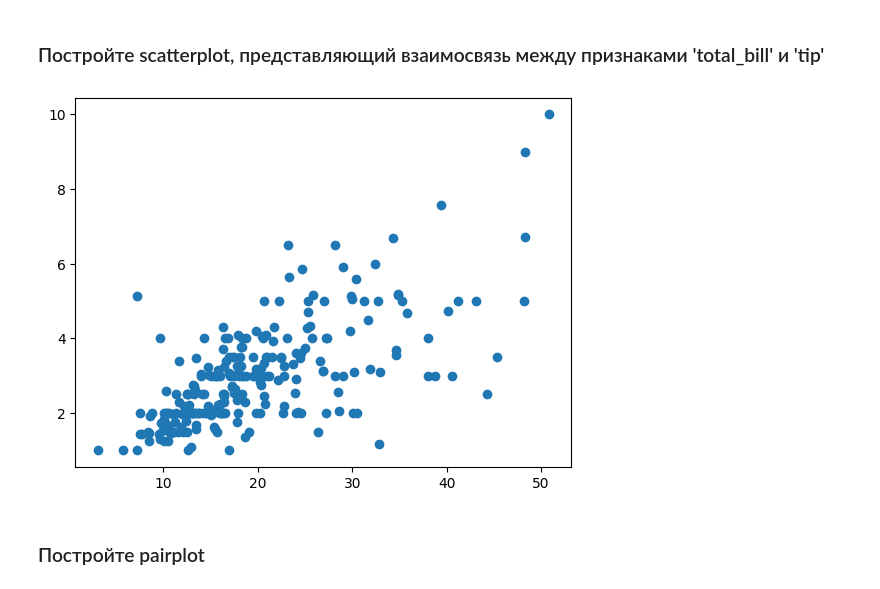
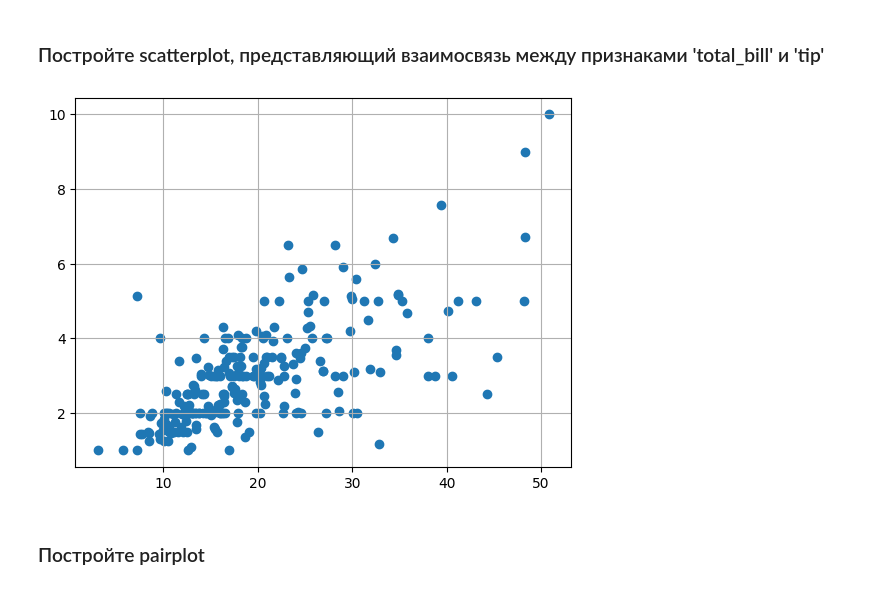
Before and after one commit to Ibolvachevamailu/My_progekt, a Jupyter notebook: Analyze and Visualize.ipynb, the cells around one changed output. Saved outputs shown, nothing was run; the diff lists cells and outputs as text; code cells hidden in the pictures.

```diff
--- a/Analyze and Visualize.ipynb
+++ b/Analyze and Visualize.ipynb
@@ -230,12 +258,13 @@ df['total_bill'].plot.hist()
 # %%
 tip = df['tip']
 total_bill = df['total_bill']
 
 fig, ax = plt.subplots(1, 1)
 ax.scatter(total_bill, tip)
+ax.grid()
 plt.show()
 # %% [output]
-[figure, old version]
+[figure, new version]
 # %% [markdown]
 ### Постройте pairplot
 # %%
```
Also changed, not shown: parts of 9 cells of this notebook.
